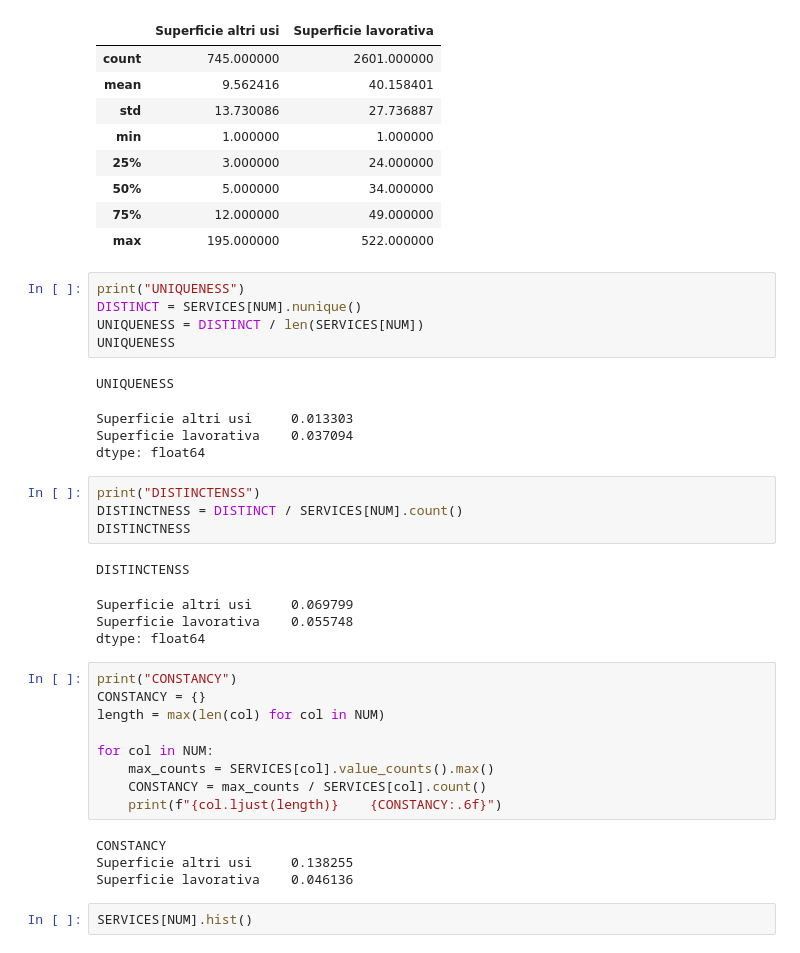
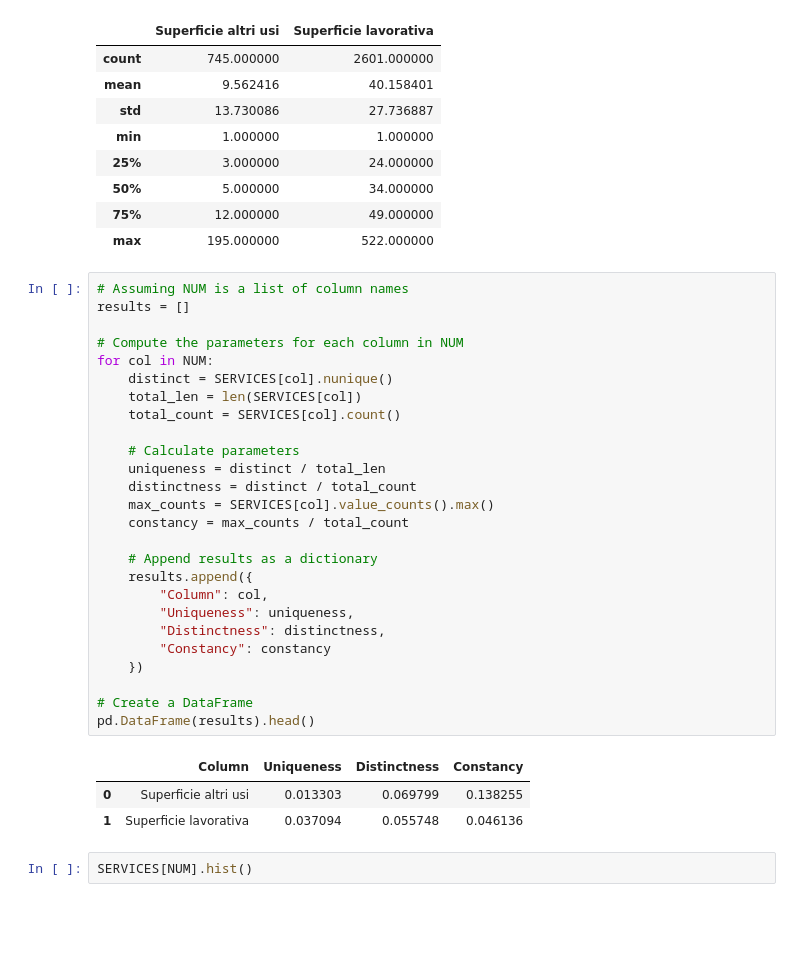
Before and after one commit to madratak/Milan_Services_2012, a Jupyter notebook: notebooks/01-assessment-profiling.ipynb, the cells around one changed output. Drawn from its saved outputs; the diff is of its cells as text; blank space fills up the shorter version.

```diff
--- a/notebooks/01-assessment-profiling.ipynb
+++ b/notebooks/01-assessment-profiling.ipynb
@@ -498,38 +498,36 @@ SERVICES[NUM].describe()
 | 50% | 5.000000 | 34.000000 |
 | 75% | 12.000000 | 49.000000 |
 | max | 195.000000 | 522.000000 |
-# %%
-print("UNIQUENESS")
-DISTINCT = SERVICES[NUM].nunique()
-UNIQUENESS = DISTINCT / len(SERVICES[NUM])
-UNIQUENESS
-# %% [output]
-UNIQUENESS
-Superficie altri usi     0.013303
-Superficie lavorativa    0.037094
-dtype: float64
-# %%
-print("DISTINCTENSS")
-DISTINCTNESS = DISTINCT / SERVICES[NUM].count()
-DISTINCTNESS
-# %% [output]
-DISTINCTENSS
-Superficie altri usi     0.069799
-Superficie lavorativa    0.055748
-dtype: float64
-# %%
-print("CONSTANCY")
-CONSTANCY = {}
-length = max(len(col) for col in NUM)
-
-for col in NUM:
-    max_counts = SERVICES[col].value_counts().max()
-    CONSTANCY = max_counts / SERVICES[col].count()
-    print(f"{col.ljust(length)}    {CONSTANCY:.6f}")
-# %% [output]
-CONSTANCY
-Superficie altri usi     0.138255
-Superficie lavorativa    0.046136
+# %%
+# Assuming NUM is a list of column names
+results = []
+
+# Compute the parameters for each column in NUM
+for col in NUM:
+    distinct = SERVICES[col].nunique()
+    total_len = len(SERVICES[col])
+    total_count = SERVICES[col].count()
+
+    # Calculate parameters
+    uniqueness = distinct / total_len
+    distinctness = distinct / total_count
+    max_counts = SERVICES[col].value_counts().max()
+    constancy = max_counts / total_count
+
+    # Append results as a dictionary
+    results.append({
+        "Column": col,
+        "Uniqueness": uniqueness,
+        "Distinctness": distinctness,
+        "Constancy": constancy
+    })
+
+# Create a DataFrame
+pd.DataFrame(results).head()
+# %% [output]
+|  | Column | Uniqueness | Distinctness | Constancy |
+| 0 | Superficie altri usi | 0.013303 | 0.069799 | 0.138255 |
+| 1 | Superficie lavorativa | 0.037094 | 0.055748 | 0.046136 |
 # %%
 SERVICES[NUM].hist()
 # %% [output]
```
Also changed, not shown: parts of 1 cell of this notebook.
